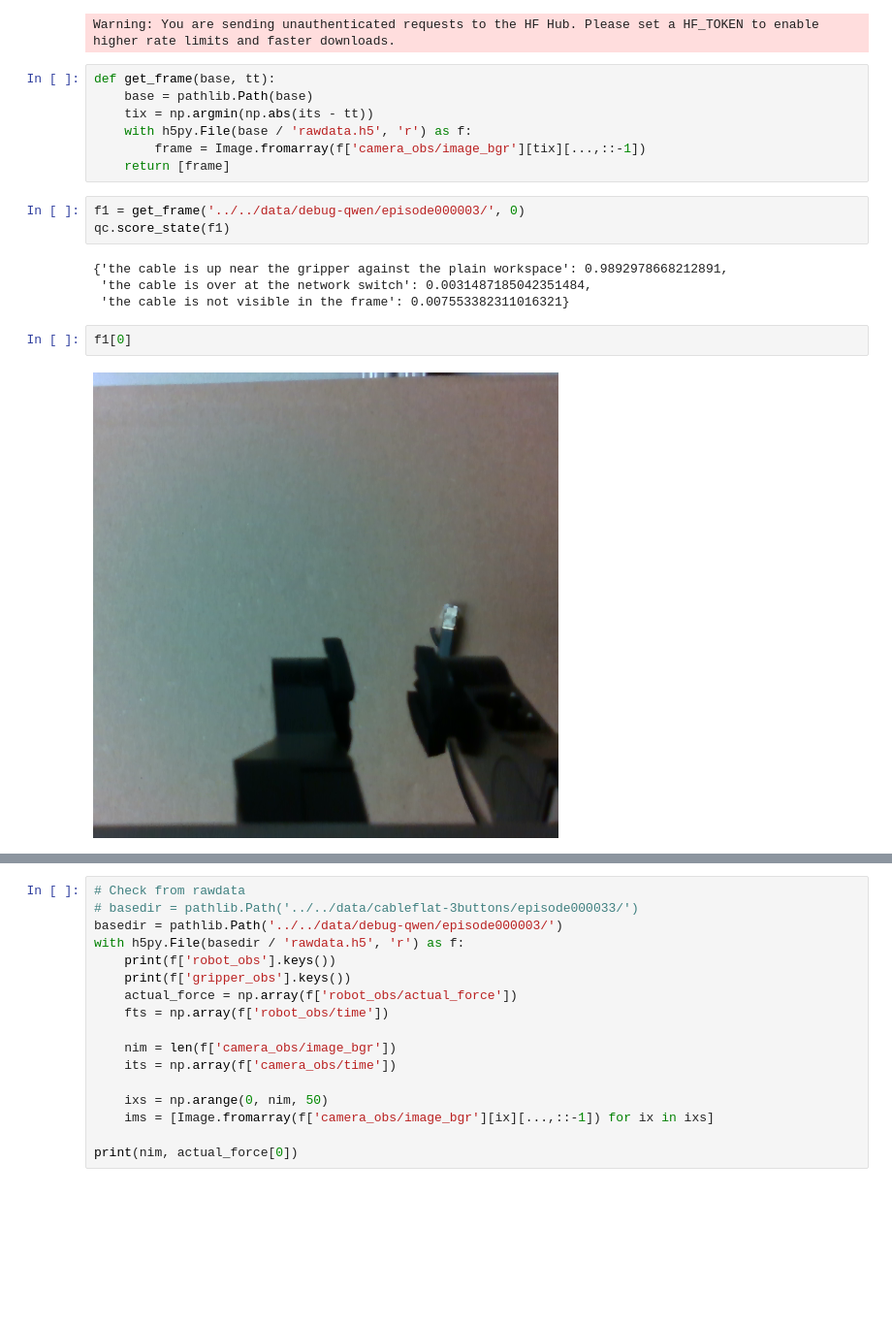
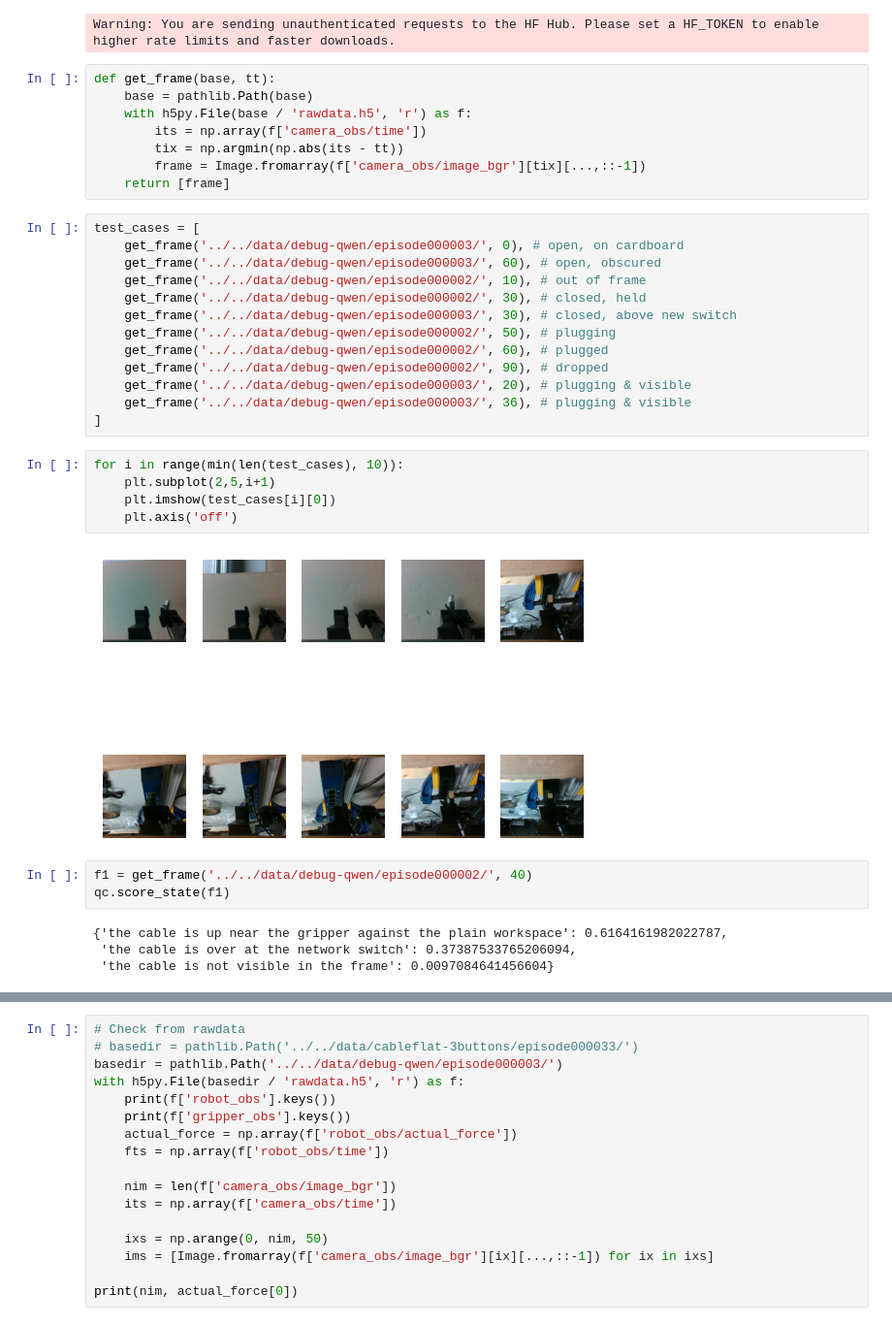
Before and after one commit to tooflesswulf/ethernet-plugging, a Jupyter notebook: notebooks/qwen-debug.ipynb, the cells around one changed output, grey strips where cells are left out. Shown at 97% size. Drawn from its saved outputs; the diff is of its cells as text; blank space fills up the shorter version.

Commit message:
qwen dbg

```diff
--- a/notebooks/qwen-debug.ipynb
+++ b/notebooks/qwen-debug.ipynb
@@ -20,18 +20,35 @@ Warning: You are sending unauthenticated requests to the HF Hub. Please set a HF
 # %%
 def get_frame(base, tt):
     base = pathlib.Path(base)
-    tix = np.argmin(np.abs(its - tt))
     with h5py.File(base / 'rawdata.h5', 'r') as f:
+        its = np.array(f['camera_obs/time'])
+        tix = np.argmin(np.abs(its - tt))
         frame = Image.fromarray(f['camera_obs/image_bgr'][tix][...,::-1])
     return [frame]
+# %%
+test_cases = [
+    get_frame('../../data/debug-qwen/episode000003/', 0), # open, on cardboard
+    get_frame('../../data/debug-qwen/episode000003/', 60), # open, obscured
+    get_frame('../../data/debug-qwen/episode000002/', 10), # out of frame
+    get_frame('../../data/debug-qwen/episode000002/', 30), # closed, held
+    get_frame('../../data/debug-qwen/episode000003/', 30), # closed, above new switch
+    get_frame('../../data/debug-qwen/episode000002/', 50), # plugging
+    get_frame('../../data/debug-qwen/episode000002/', 60), # plugged
+    get_frame('../../data/debug-qwen/episode000002/', 90), # dropped
+    get_frame('../../data/debug-qwen/episode000003/', 20), # plugging & visible
+    get_frame('../../data/debug-qwen/episode000003/', 36), # plugging & visible
+]
+# %%
+for i in range(min(len(test_cases), 10)):
+    plt.subplot(2,5,i+1)
+    plt.imshow(test_cases[i][0])
+    plt.axis('off')
+# %% [output]
+[figure, added]
 # %%
-f1 = get_frame('../../data/debug-qwen/episode000003/', 0)
+f1 = get_frame('../../data/debug-qwen/episode000002/', 40)
 qc.score_state(f1)
 # %% [output]
-{'the cable is up near the gripper against the plain workspace': 0.9892978668212891,
- 'the cable is over at the network switch': 0.0031487185042351484,
- 'the cable is not visible in the frame': 0.007553382311016321}
+{'the cable is up near the gripper against the plain workspace': 0.6164161982022787,
+ 'the cable is over at the network switch': 0.37387533765206094,
+ 'the cable is not visible in the frame': 0.0097084641456604}
-# %%
-f1[0]
-# %% [output]
-[figure, removed]
```
Also changed, not shown: parts of 1 cell of this notebook.
